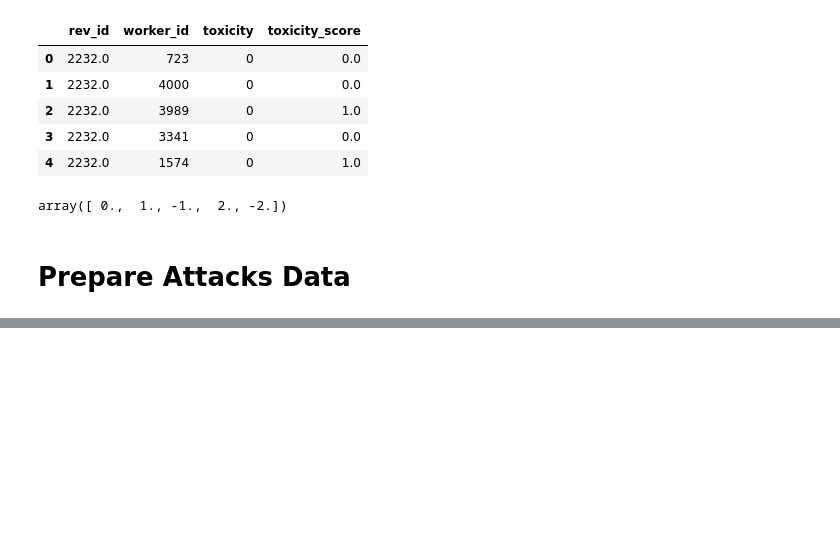
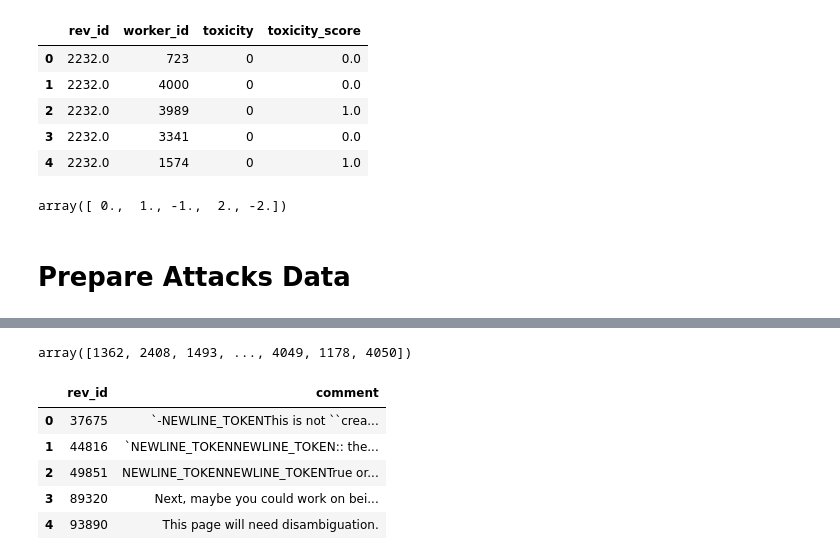
Before and after one commit to EngJay/Wikimedia-Toxicity-Text-Classification, a Jupyter notebook: notebooks/data_exploration/Exploring-the-Raw-Data.ipynb, the cells around one changed output, grey strips where cells are left out. Drawn from its saved outputs; the diff is of its cells as text; code cells hidden in the pictures; blank space fills up the shorter version.

```diff
--- a/notebooks/data_exploration/Exploring-the-Data.ipynb
+++ b/notebooks/data_exploration/Exploring-the-Raw-Data.ipynb
@@ -218,0 +218,5 @@ array([1362, 2408, 1493, ..., 4049, 1178, 4050])
+# %%
+# Each comment has been annotated 10x by 10 workers.
+attacks_merged.worker_id.unique()
+# %% [output]
+array([1362, 2408, 1493, ..., 4049, 1178, 4050])
@@ -218,0 +249,21 @@ array([1362, 2408, 1493, ..., 4049, 1178, 4050])
+# %%
+# Create features.
+# groupby the rev_id, get only first of each group.
+features = attacks_merged.groupby('rev_id').first().copy()
+
+# Reset index, saving rev_id as column.
+features.reset_index(level=0, inplace=True)
+
+# Drop everything except for 'rev_id' and 'comment'.
+features.drop(['year', 'logged_in', 'ns', 'sample', 'split', 'worker_id',
+       'quoting_attack', 'recipient_attack', 'third_party_attack',
+       'other_attack', 'attack'], axis=1, inplace=True)
+
+features.head()
+# %% [output]
+|  | rev_id | comment |
+| 0 | 37675 | `-NEWLINE_TOKENThis is not ``crea... |
+| 1 | 44816 | `NEWLINE_TOKENNEWLINE_TOKEN:: the... |
+| 2 | 49851 | NEWLINE_TOKENNEWLINE_TOKENTrue or... |
+| 3 | 89320 | Next, maybe you could work on bei... |
+| 4 | 93890 | This page will need disambiguation. |
```
Also changed, not shown: parts of 12 cells of this notebook, 6 other files.
